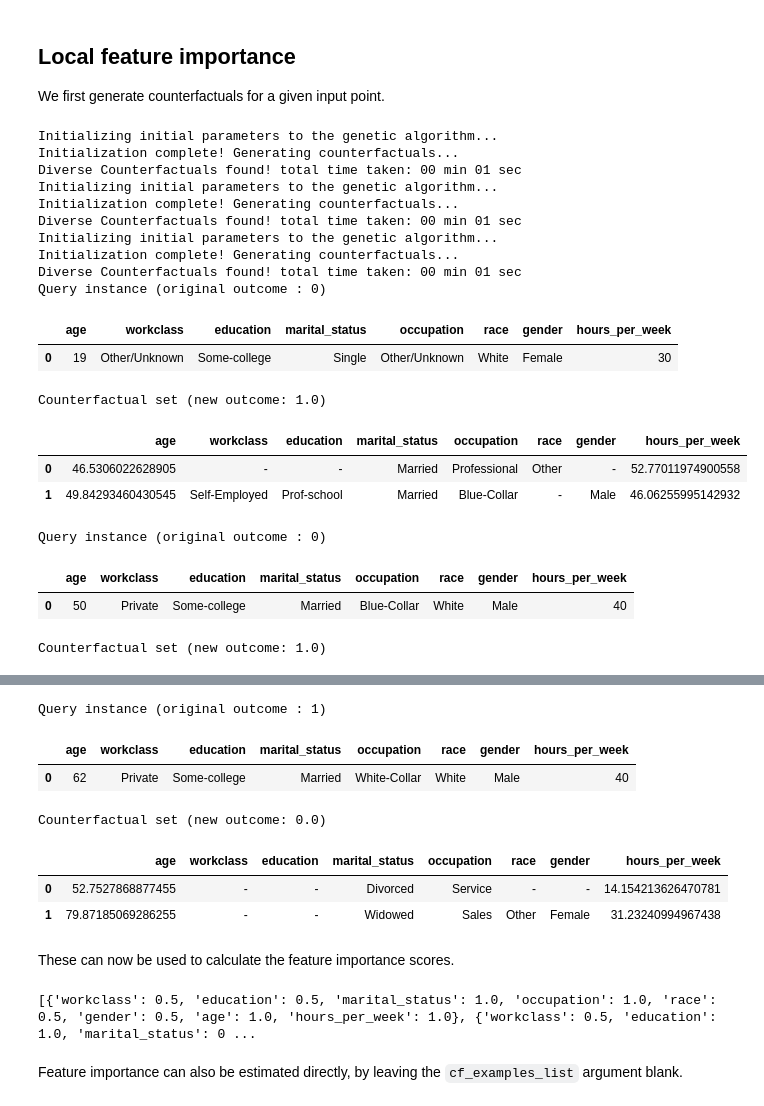
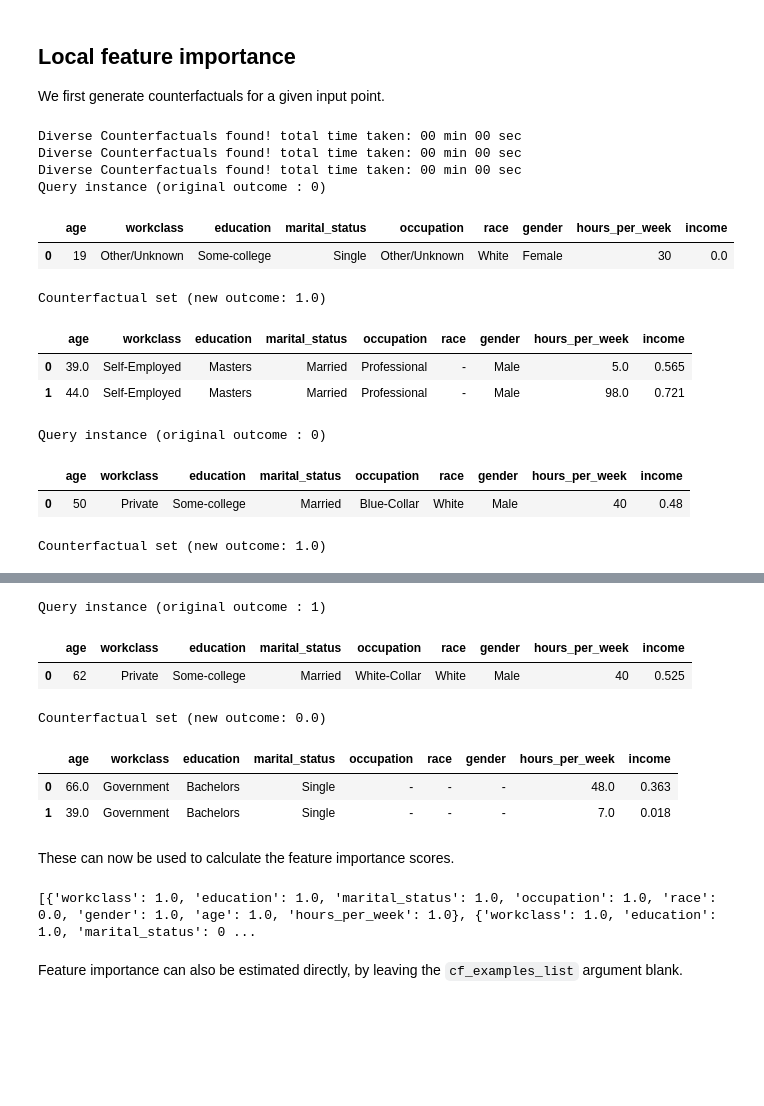
Before and after one commit to interpretml/DiCE, a Jupyter notebook: docs/source/notebooks/DiCE_feature_importances.ipynb, the cells around one changed output, grey strips where cells are left out. Saved outputs shown, nothing was run; the diff lists cells and outputs as text; code cells hidden in the pictures; blank space fills up the shorter version.

Commit message:
small error fixes for random algo

```diff
--- a/docs/source/notebooks/DiCE_feature_importances.ipynb
+++ b/docs/source/notebooks/DiCE_feature_importances.ipynb
@@ -81,36 +81,30 @@ m = dice_ml.Model(model=model, backend="sklearn")
 
 We first generate counterfactuals for a given input point.
 # %%
-exp = Dice(d, m, method="genetic")
+exp = Dice(d, m, method="random")
 query_instance = {'age':22,
                   'workclass':'Private',
                   'education':'HS-grad',
                   'marital_status':'Single',
                   'occupation':'Service',
                   'race': 'White',
                   'gender':'Female',
                   'hours_per_week': 45}
 query_instances = x_train[0:3]
 e1 = exp.generate_counterfactuals(query_instances, total_CFs=2, posthoc_sparsity_param=None)
 e1.visualize_as_dataframe(show_only_changes=True)
 # %% [output]
-Initializing initial parameters to the genetic algorithm...
-Initialization complete! Generating counterfactuals...
-Diverse Counterfactuals found! total time taken: 00 min 01 sec
-Initializing initial parameters to the genetic algorithm...
-Initialization complete! Generating counterfactuals...
-Diverse Counterfactuals found! total time taken: 00 min 01 sec
-Initializing initial parameters to the genetic algorithm...
-Initialization complete! Generating counterfactuals...
-Diverse Counterfactuals found! total time taken: 00 min 01 sec
+Diverse Counterfactuals found! total time taken: 00 min 00 sec
+Diverse Counterfactuals found! total time taken: 00 min 00 sec
+Diverse Counterfactuals found! total time taken: 00 min 00 sec
 Query instance (original outcome : 0)
-|  | age | workclass | education | marital_status | occupation | race | gender | hours_per_week |
-| 0 | 19 | Other/Unknown | Some-college | Single | Other/Unknown | White | Female | 30 |
+|  | age | workclass | education | marital_status | occupation | race | gender | hours_per_week | income |
+| 0 | 19 | Other/Unknown | Some-college | Single | Other/Unknown | White | Female | 30 | 0.0 |
 Counterfactual set (new outcome: 1.0)
-|  | age | workclass | education | marital_status | occupation | race | gender | hours_per_week |
-| 0 | 46.5306022628905 | - | - | Married | Professional | Other | - | 52.77011974900558 |
-| 1 | 49.84293460430545 | Self-Employed | Prof-school | Married | Blue-Collar | - | Male | 46.06255995142932 |
+|  | age | workclass | education | marital_status | occupation | race | gender | hours_per_week | income |
+| 0 | 39.0 | Self-Employed | Masters | Married | Professional | - | Male | 5.0 | 0.565 |
+| 1 | 44.0 | Self-Employed | Masters | Married | Professional | - | Male | 98.0 | 0.721 |
 Query instance (original outcome : 0)
-|  | age | workclass | education | marital_status | occupation | race | gender | hours_per_week |
-| 0 | 50 | Private | Some-college | Married | Blue-Collar | White | Male | 40 |
+|  | age | workclass | education | marital_status | occupation | race | gender | hours_per_week | income |
+| 0 | 50 | Private | Some-college | Married | Blue-Collar | White | Male | 40 | 0.48 |
 Counterfactual set (new outcome: 1.0)
@@ -120,17 +114,17 @@ Counterfactual set (new outcome: 1.0)
 Query instance (original outcome : 1)
-|  | age | workclass | education | marital_status | occupation | race | gender | hours_per_week |
-| 0 | 62 | Private | Some-college | Married | White-Collar | White | Male | 40 |
+|  | age | workclass | education | marital_status | occupation | race | gender | hours_per_week | income |
+| 0 | 62 | Private | Some-college | Married | White-Collar | White | Male | 40 | 0.525 |
 Counterfactual set (new outcome: 0.0)
-|  | age | workclass | education | marital_status | occupation | race | gender | hours_per_week |
-| 0 | 52.7527868877455 | - | - | Divorced | Service | - | - | 14.154213626470781 |
-| 1 | 79.87185069286255 | - | - | Widowed | Sales | Other | Female | 31.23240994967438 |
+|  | age | workclass | education | marital_status | occupation | race | gender | hours_per_week | income |
+| 0 | 66.0 | Government | Bachelors | Single | - | - | - | 48.0 | 0.363 |
+| 1 | 39.0 | Government | Bachelors | Single | - | - | - | 7.0 | 0.018 |
 # %% [markdown]
 These can now be used to calculate the feature importance scores.
 # %%
 imp = exp.feature_importance(query_instances, cf_examples_list=e1.cf_examples_list)
 print(imp.local_importance)
 # %% [output]
-[{'workclass': 0.5, 'education': 0.5, 'marital_status': 1.0, 'occupation': 1.0, 'race': 0.5, 'gender': 0.5, 'age': 1.0, 'hours_per_week': 1.0}, {'workclass': 0.5, 'education': 1.0, 'marital_status': 0 ...
+[{'workclass': 1.0, 'education': 1.0, 'marital_status': 1.0, 'occupation': 1.0, 'race': 0.0, 'gender': 1.0, 'age': 1.0, 'hours_per_week': 1.0}, {'workclass': 1.0, 'education': 1.0, 'marital_status': 0 ...
 # %% [markdown]
 Feature importance can also be estimated directly, by leaving the `cf_examples_list` argument blank.
 # %%
```
Also changed, not shown: parts of 5 cells of this notebook, 3 other files.
